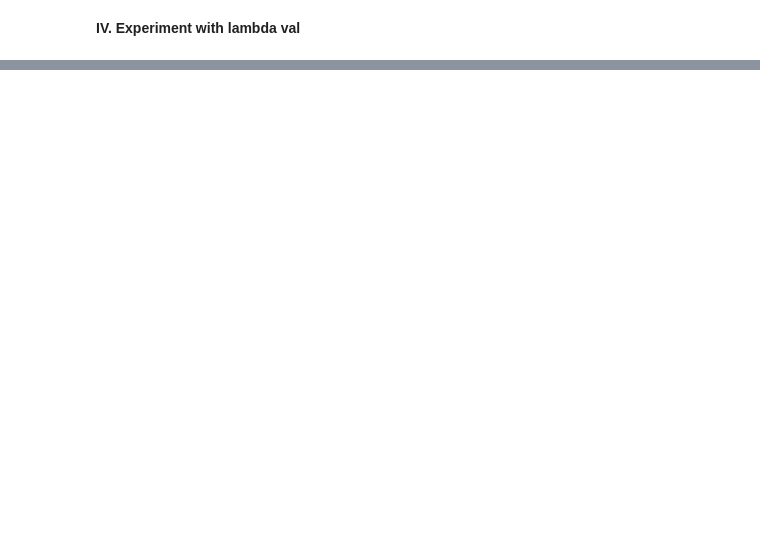
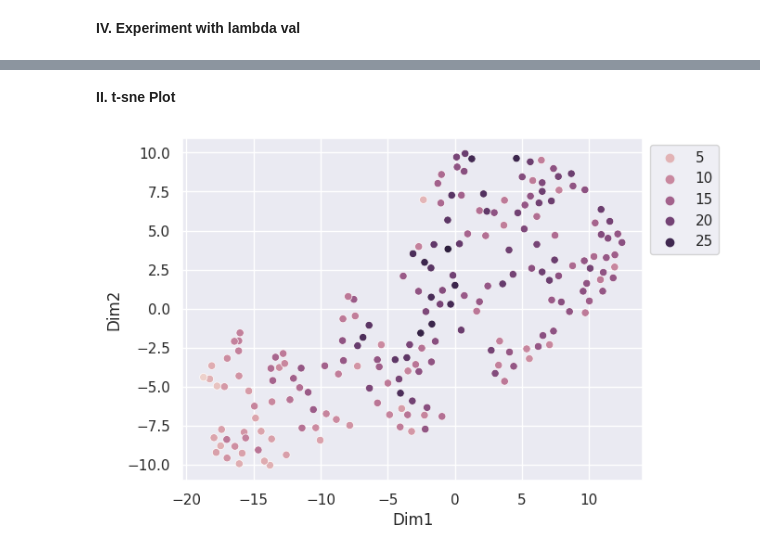
Before and after one commit to nik-hil-24/DS403-Introduction-To-Statistical-Learning, a Jupyter notebook: Assignment-3/init0.ipynb, the cells around one changed output, grey strips where cells are left out. Drawn from its saved outputs; the diff is of its cells as text; code cells hidden in the pictures; blank space fills up the shorter version.

```diff
--- a/Assignment-3/init0.ipynb
+++ b/Assignment-3/init0.ipynb
@@ -151,0 +159,24 @@ Text(0, 0.5, 'Test Error')
+# %%
+# Scale Data
+dfNorm = pd.DataFrame(normalize(df))
+dfStd = pd.DataFrame(StandardScaler().fit_transform(df))
+
+dfNorm.columns = df.columns
+dfStd.columns = df.columns
+# %%
+# Split Datasets
+XNorm = dfNorm.drop(['Sales'], axis = 'columns')
+yNorm = dfNorm[['Sales']]
+
+X_train_norm, X_test_norm, y_train_norm, y_test_norm = train_test_split(XNorm, yNorm, test_size = 0.2)
+
+XStd = dfStd.drop(['Sales'], axis = 'columns')
+yStd = dfStd[['Sales']]
+X_train_std, X_test_std, y_train_std, y_test_std = train_test_split(XStd, yStd, test_size = 0.2)
+# %% [markdown]
+**II. t-sne Plot**
+# %%
+# For Normalized Data
+plotTSNE(XNorm,yNorm)
+# %% [output]
+[figure, added]
```
Also changed, not shown: parts of 14 cells of this notebook.
